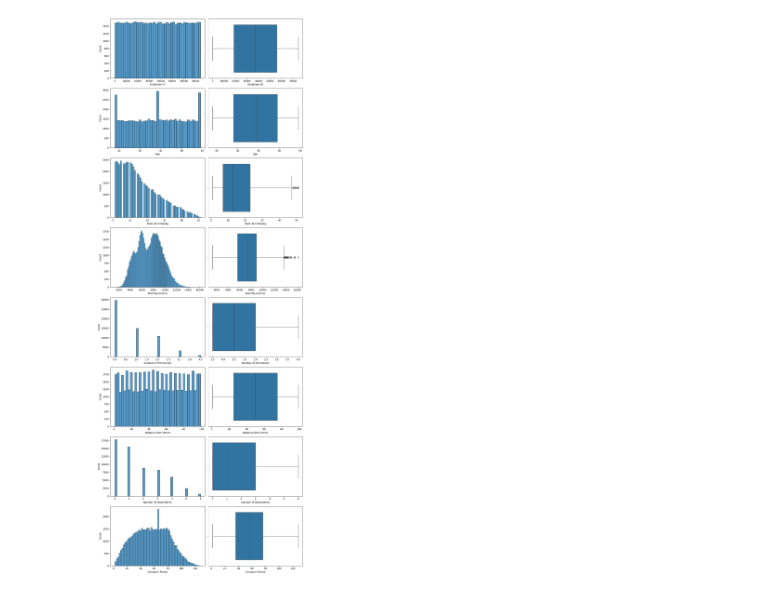
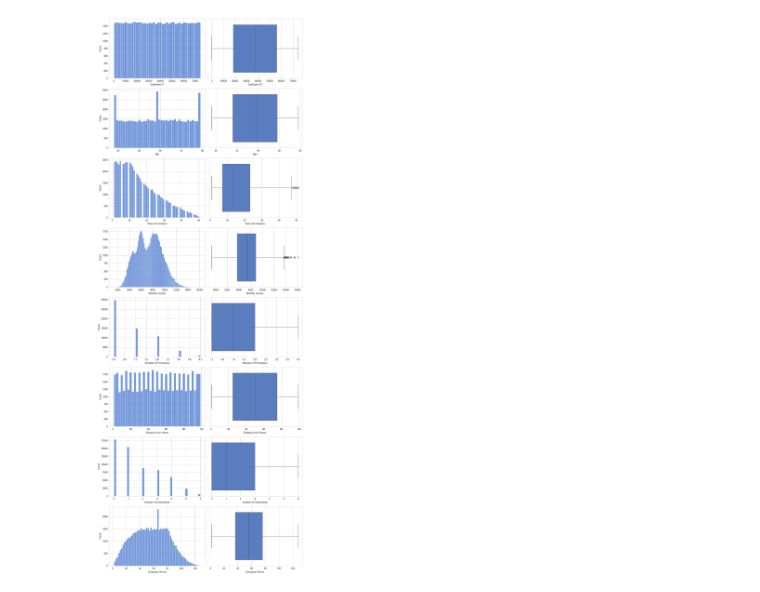
Before and after one commit to lukgra/MakeThemStay, a Jupyter notebook: model/workplace.ipynb, the cells around one changed output. Drawn from its saved outputs; the diff is of its cells as text; code cells hidden in the pictures.

```diff
--- a/model/workplace.ipynb
+++ b/model/workplace.ipynb
@@ -4,4 +4,14 @@ import pandas as pd
 
 import matplotlib.pyplot as plt
 import seaborn as sns
+
+from sklearn.compose import ColumnTransformer
+from sklearn.pipeline import Pipeline
+from sklearn.preprocessing import StandardScaler, OneHotEncoder, LabelEncoder
+from sklearn.ensemble import RandomForestClassifier
+from sklearn.metrics import classification_report, accuracy_score, confusion_matrix
+
+np.random.seed(42)
+sns.set_style('whitegrid')
+sns.set_palette('muted')
 # %%
@@ -68,17 +79,17 @@ __Attrition__: Czy pracownik opuścił firmę, zakodowane jako 0 (pozostał) i 1
 # %%
 def plot_hist_and_box(df):
     # Filter only numeric columns
     numeric_cols = df.select_dtypes(include=['float64', 'int64']).columns
-    fig, axes = plt.subplots(len(numeric_cols), 2, figsize=(12, 4 * num_vars))
+    fig, axes = plt.subplots(len(numeric_cols), 2, figsize=(12, 4 * len(numeric_cols)))
 
     for i, col in enumerate(numeric_cols):
         # Plot histogram and boxplot
         sns.histplot(df[col], kde=False, ax=axes[i, 0])
         sns.boxplot(x=df[col], ax=axes[i, 1])
 
     plt.tight_layout()
     plt.show()
 
 plot_hist_and_box(train_df)
 # %% [output]
-[figure, old version]
+[figure, new version]
```
Also changed, not shown: parts of 11 cells of this notebook, 1 other file.
